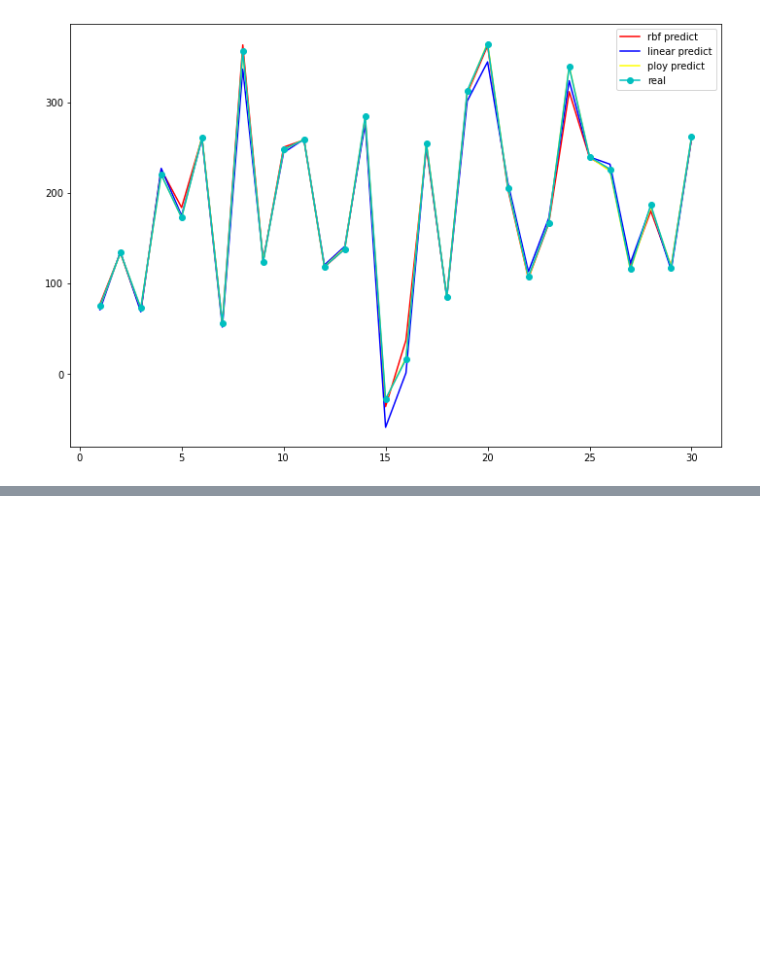
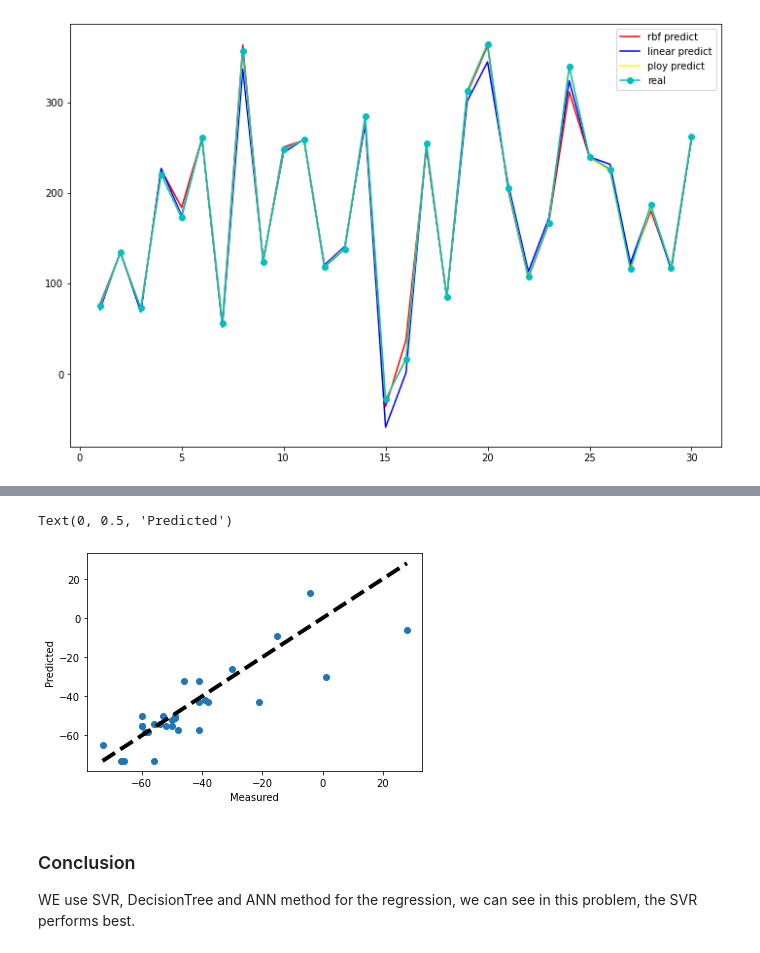
Before and after one commit to gitony0101/homework, a Jupyter notebook: HW6 540.ipynb, the cells around one changed output, grey strips where cells are left out. Cells and saved outputs as stored; diff of their text form; code cells hidden in the pictures; blank space fills up the shorter version.

```diff
--- a/HW6 540.ipynb
+++ b/HW6 540.ipynb
@@ -191,0 +227,13 @@ NameError: name 'predictions' is not defined
+# %%
+fig, ax = plt.subplots()
+ax.scatter(y_test,predict_test)
+ax.plot([y_test.min(), y_test.max()], [y_test.min(), y_test.max()], 'k--', lw=4)
+ax.set_xlabel('Measured')
+ax.set_ylabel('Predicted')
+# %% [output]
+Text(0, 0.5, 'Predicted')
+[figure, added]
+# %% [markdown]
+### Conclusion
+
+WE use SVR, DecisionTree and ANN method for the regression, we can see in this problem, the SVR performs best.
```
Also changed, not shown: parts of 23 cells of this notebook.
